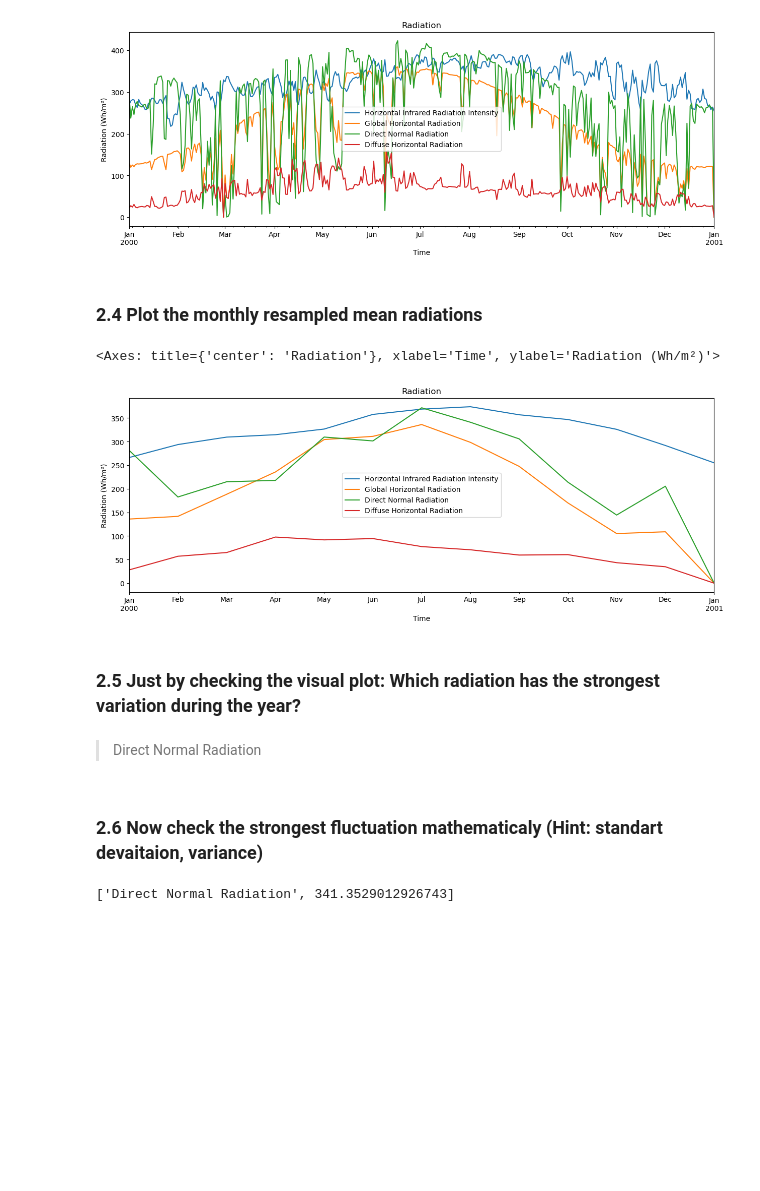
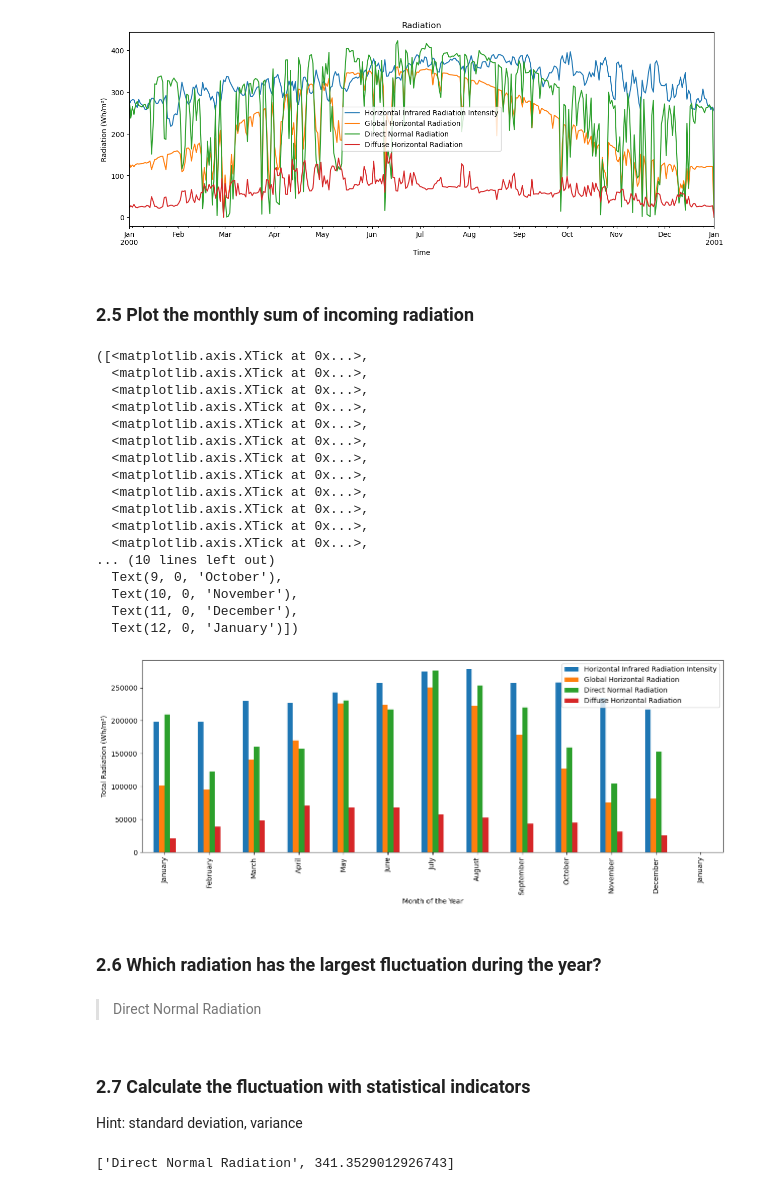
Before and after one commit to ddceruti/csp-exercises, a Jupyter notebook: 01/exercise_01-solution.ipynb, the cells around one changed output. Cells and saved outputs as stored; diff of their text form; code cells hidden in the pictures; blank space fills up the shorter version.

```diff
--- a/01/exercise_01-solution.ipynb
+++ b/01/exercise_01-solution.ipynb
@@ -274,24 +279,47 @@ df_2000_clean.filter(like='Radiation').resample("D").mean().plot(
 <Axes: title={'center': 'Radiation'}, xlabel='Time', ylabel='Radiation (Wh/m²)'>
 [figure]
 # %% [markdown]
-### 2.4 Plot the monthly resampled mean radiations
+### 2.5 Plot the monthly sum of incoming radiation
 # %%
 # Plots all Radiation columns of the dataframe averaged by week
-df_2000_clean.filter(like='Radiation').resample("ME").mean().plot(
-    xlabel='Time',
-    ylabel='Radiation (Wh/m²)',
-    title='Radiation',
+df_2000_clean.filter(like='Radiation').resample("ME").sum().plot(
+    kind='bar',
+    xlabel='Month of the Year',
+    ylabel='Total Radiation (Wh/m²)',
     figsize=(15,5))
 # It is the same problem as with the temperature, the resolution is very high, because of the hourly data.
+# label x axis ticks with the month names
+plt.xticks(
+    ticks = np.arange(0, len(df_2000_clean.filter(like='Radiation').resample("ME").sum()), step=1),
+    labels = df_2000_clean.filter(like='Radiation').resample("ME").sum().index.strftime('%B')
+    )
 # %% [output]
-<Axes: title={'center': 'Radiation'}, xlabel='Time', ylabel='Radiation (Wh/m²)'>
+([<matplotlib.axis.XTick at 0x...>,
+  <matplotlib.axis.XTick at 0x...>,
+  <matplotlib.axis.XTick at 0x...>,
+  <matplotlib.axis.XTick at 0x...>,
+  <matplotlib.axis.XTick at 0x...>,
+  <matplotlib.axis.XTick at 0x...>,
+  <matplotlib.axis.XTick at 0x...>,
+  <matplotlib.axis.XTick at 0x...>,
+  <matplotlib.axis.XTick at 0x...>,
+  <matplotlib.axis.XTick at 0x...>,
+  <matplotlib.axis.XTick at 0x...>,
+  <matplotlib.axis.XTick at 0x...>,
+... (10 lines left out)
+  Text(9, 0, 'October'),
+  Text(10, 0, 'November'),
+  Text(11, 0, 'December'),
+  Text(12, 0, 'January')])
-[figure, old version]
+[figure, new version]
 # %% [markdown]
-### 2.5 Just by checking the visual plot: Which radiation has the strongest variation during the year?
+### 2.6 Which radiation has the largest fluctuation during the year?
 # %% [markdown]
 > Direct Normal Radiation
 # %% [markdown]
-### 2.6 Now check the strongest fluctuation mathematicaly (Hint: standart devaitaion, variance)
+### 2.7 Calculate the fluctuation with statistical indicators
+
+Hint: standard deviation, variance
 # %%
 # This is not congruent with the visualisation of the plot before. Why is the solution 'Direct Normal Radiation'?
 # this gives the column with the highest standard deviation of the radiation columns in df_2000_clean
```
Also changed, not shown: parts of 21 cells of this notebook, 1 other file.
